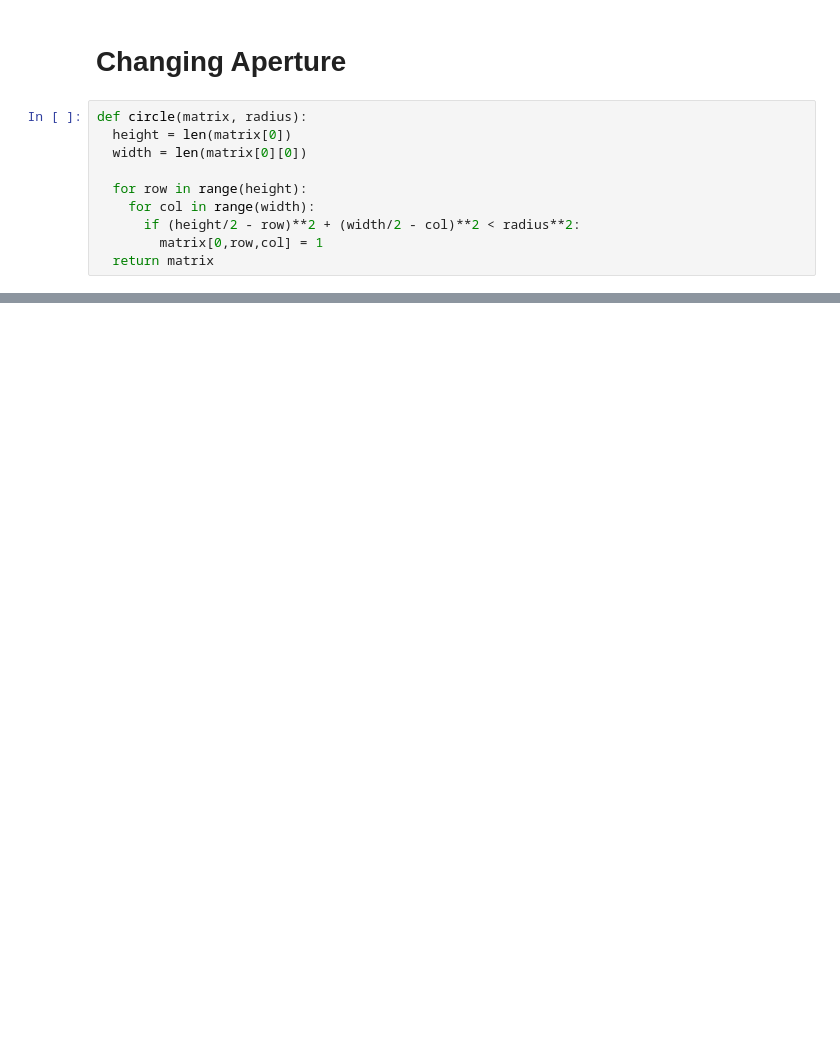
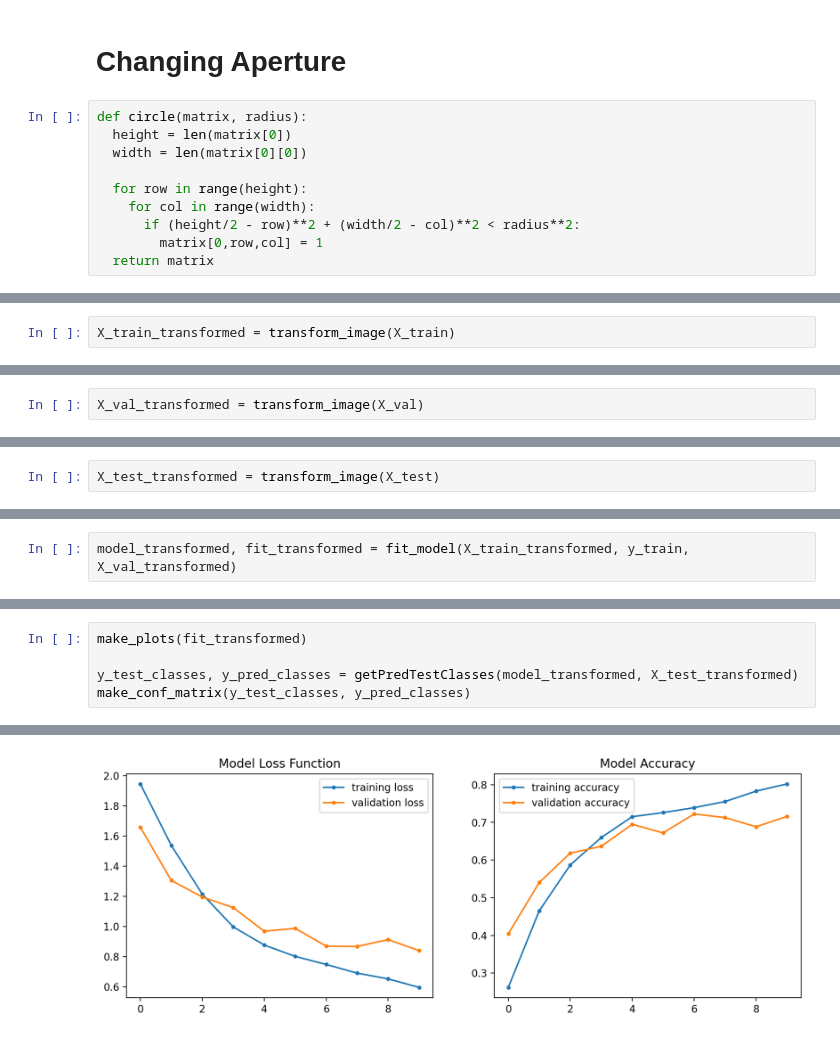
Before and after one commit to erikanfox/bme-reptile-identification, a Jupyter notebook: code/base_model.ipynb, the cells around one changed output, grey strips where cells are left out. Saved outputs shown, nothing was run; the diff lists cells and outputs as text; blank space fills up the shorter version.

```diff
--- a/code/base_model.ipynb
+++ b/code/base_model.ipynb
@@ -295,0 +324,2 @@ plt.axis('off')
+# %%
+X_train_transformed = transform_image(X_train)
@@ -295,0 +332,2 @@ plt.axis('off')
+# %%
+X_val_transformed = transform_image(X_val)
@@ -295,0 +337,2 @@ plt.axis('off')
+# %%
+X_test_transformed = transform_image(X_test)
@@ -295,0 +344,2 @@ plt.axis('off')
+# %%
+model_transformed, fit_transformed = fit_model(X_train_transformed, y_train, X_val_transformed)
@@ -295,0 +367,6 @@ plt.axis('off')
+# %%
+make_plots(fit_transformed)
+
+y_test_classes, y_pred_classes = getPredTestClasses(model_transformed, X_test_transformed)
+make_conf_matrix(y_test_classes, y_pred_classes)
+# %% [output]
@@ -295,0 +374 @@ plt.axis('off')
+[figure, added]
```
Also changed, not shown: parts of 20 cells of this notebook.
